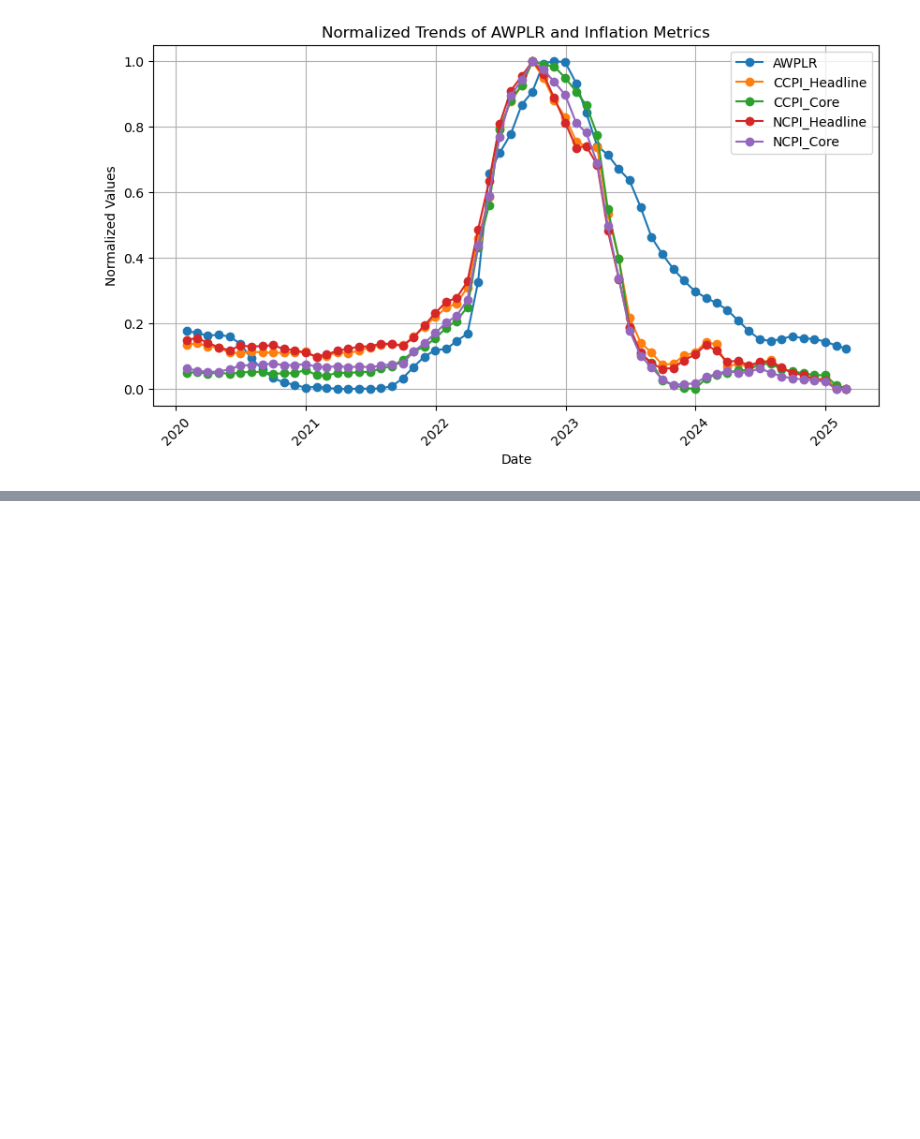
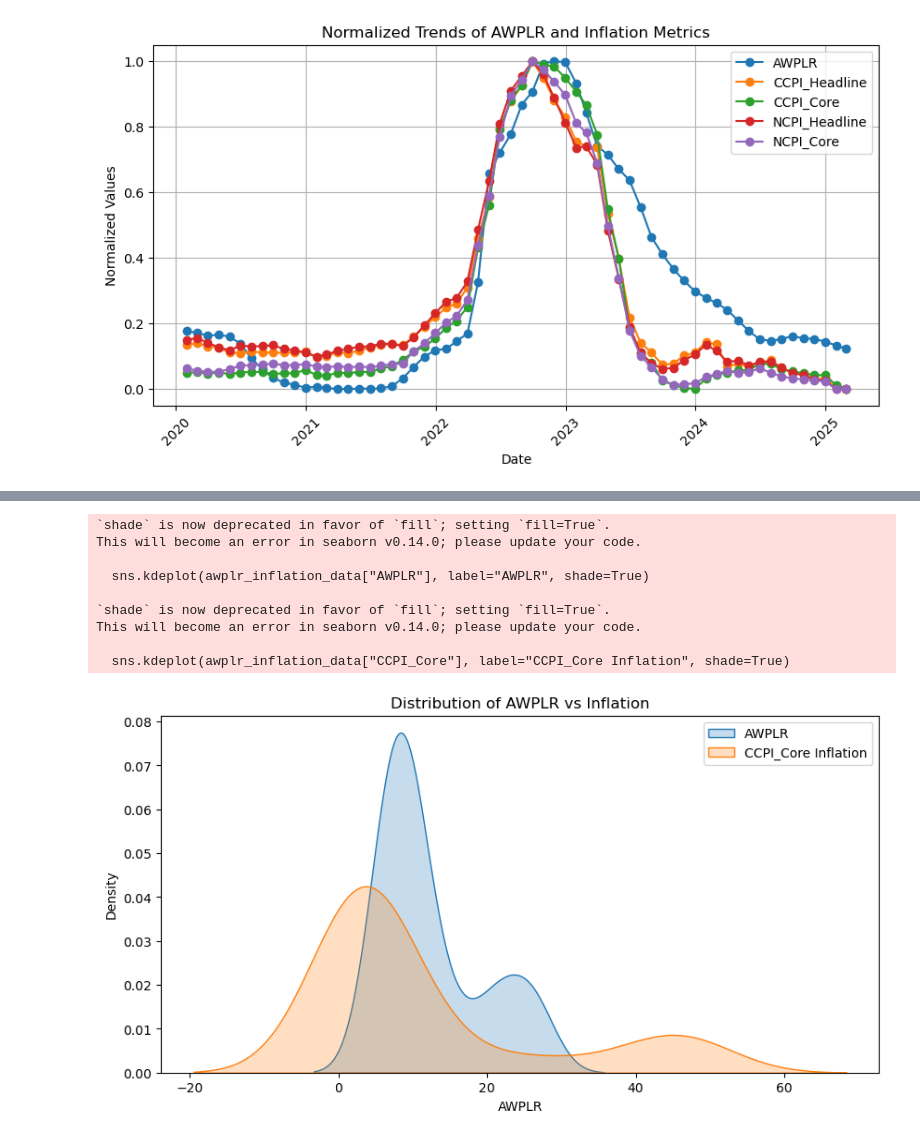
Before and after one commit to Shalindri/principles-of-ds-portfolio, a Jupyter notebook: awplr_prediction/notebooks/eda.ipynb, the cells around one changed output, grey strips where cells are left out. Saved outputs shown, nothing was run; the diff lists cells and outputs as text; code cells hidden in the pictures; blank space fills up the shorter version.

```diff
--- a/awplr_prediction/notebooks/eda.ipynb
+++ b/awplr_prediction/notebooks/eda.ipynb
@@ -77,0 +138,19 @@ plt.show()
+# %%
+import seaborn as sns
+plt.figure(figsize=(10, 5))
+sns.kdeplot(awplr_inflation_data["AWPLR"], label="AWPLR", shade=True)
+sns.kdeplot(awplr_inflation_data["CCPI_Core"], label="CCPI_Core Inflation", shade=True)
+plt.title("Distribution of AWPLR vs Inflation")
+plt.legend()
+plt.show()
+# %% [output]
+`shade` is now deprecated in favor of `fill`; setting `fill=True`.
+This will become an error in seaborn v0.14.0; please update your code.
+
+  sns.kdeplot(awplr_inflation_data["AWPLR"], label="AWPLR", shade=True)
+
+`shade` is now deprecated in favor of `fill`; setting `fill=True`.
+This will become an error in seaborn v0.14.0; please update your code.
+
+  sns.kdeplot(awplr_inflation_data["CCPI_Core"], label="CCPI_Core Inflation", shade=True)
+[figure, added]
```
Also changed, not shown: parts of 35 cells of this notebook, 6 other files.
